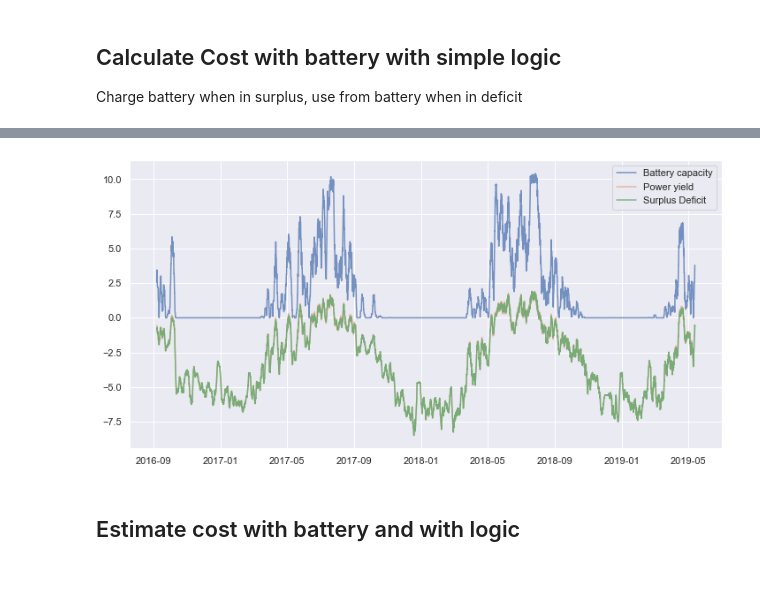
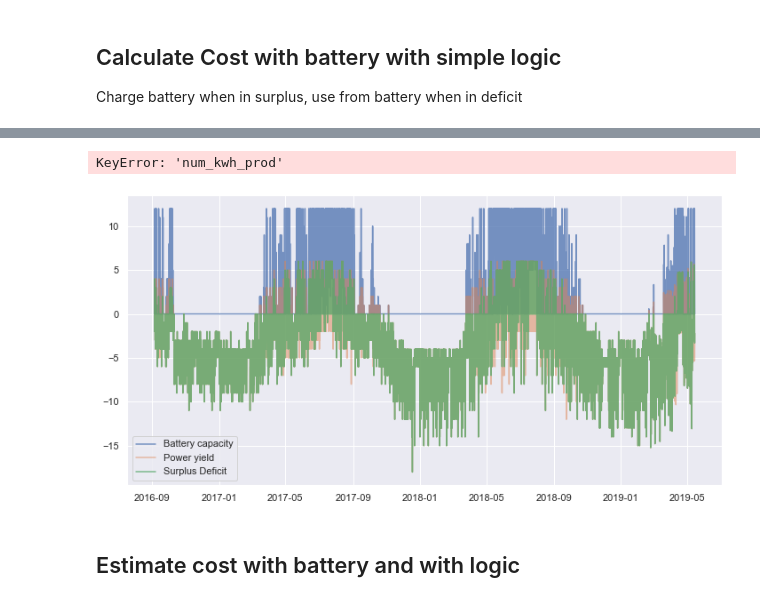
Before and after one commit to 4ug-aug/Otovo-OptimalControl, a Jupyter notebook: apply_battery.ipynb, the cells around one changed output, grey strips where cells are left out. Saved outputs shown, nothing was run; the diff lists cells and outputs as text; code cells hidden in the pictures.

```diff
--- a/apply_battery.ipynb
+++ b/apply_battery.ipynb
@@ -174,4 +190,8 @@ series_merge.head()
 # %%
+# Load json file hour_lookup_price.json
+with open('data/hour_lookup_price_dict.json') as json_file:
+    hour_lookup_price = json.load(json_file)
+
 def logic_rollout(series_battery, battery, logic, get_price):
     """Battery logic rollout
 
@@ -185,13 +205,13 @@ def logic_rollout(series_battery, battery, logic, get_price):
         DataFrame: Time series datafram with applied logic and price
     """
     series_battery = series_battery.apply(lambda row: logic(row, battery), axis=1)
-    series_battery["price"] = series_battery.apply(lambda row: get_price(row["surplus_deficit"], row["timeslot"].hour), axis=1)
+    series_battery["price"] = series_battery.apply(lambda row: get_price(row["surplus_deficit"], row["timeslot"]), axis=1)
     series_battery["price_cummulative"] = series_battery["price"].cumsum(axis=0)
     return series_battery
 
 
 # Definge get price function
-def get_price(demand, hour):
+def get_price(demand, timestamp):
     """Get price function
 
     Args:
@@ -201,23 +221,19 @@ def get_price(demand, hour):
     Returns:
         float: Price
     """
-    # Load json file hour_lookup_price.json
-    with open('data/hour_lookup_price_dict.json') as json_file:
-        hour_lookup_price = json.load(json_file)
-
-    peak_hours = [8, 9, 10, 11, 16, 17, 18, 19]
 
     # Update hour_lookup_price by multiplying peak_hours by 8
-    for key, value in hour_lookup_price.items():
-        if int(key) in peak_hours:
-            hour_lookup_price[key] = value * 1.8
+    # for key, value in hour_lookup_price.items():
+    #     if int(key) in peak_hours:
+    #         hour_lookup_price[key] = value * 1.8
 
     if demand >= 0:
         # Selling price
-        return -demand * hour_lookup_price[str(hour)]*0.25
+        return -demand * hour_lookup_price[str(365 if timestamp.dayofyear == 366 else timestamp.dayofyear)][str(timestamp.hour)]*0.1
+        # For leap year, assume that day 366 of year is 365
     else:
         # Buying price
-        return -demand * hour_lookup_price[str(hour)]
+        return -demand * hour_lookup_price[str(365 if timestamp.dayofyear == 366 else timestamp.dayofyear)][str(timestamp.hour)]
 
 
 def print_price_summary(series_battery):
@@ -306,16 +312,23 @@ def moving_average(timeseries, window):
+# %%
+# plot series_prod num_kwh
+series_prod["num_kwh_prod"].plot(label="num_kwh_prod")
+
+plt.show()
+# %% [output]
+KeyError: 'num_kwh_prod'
 # %%
 # plot battery capacity and power yield in same plot with plotly
 import seaborn as sns
 sns.set()
 
 fig, ax = plt.subplots(figsize=(12, 6))
-ax.plot(series_battery["timeslot"], moving_average(series_battery["battery_capacity"], 80), label="Battery capacity", alpha=0.75)
-ax.plot(series_battery["timeslot"], moving_average(series_battery["power_yield"], 80), label="Power yield", alpha=0.5)
-ax.plot(series_battery["timeslot"], moving_average(series_battery["surplus_deficit"], 80), label="Surplus Deficit", alpha=0.75)
+ax.plot(series_battery["timeslot"], series_battery["battery_capacity"], label="Battery capacity", alpha=0.75)
+ax.plot(series_battery["timeslot"], series_battery["power_yield"], label="Power yield", alpha=0.5)
+ax.plot(series_battery["timeslot"], series_battery["surplus_deficit"], label="Surplus Deficit", alpha=0.75)
 ax.legend()
 plt.show()
 # %% [output]
-[figure, old version]
+[figure, new version]
 # %% [markdown]
 ## Estimate cost with battery and with logic
 # %% [markdown]
```
Also changed, not shown: parts of 19 cells of this notebook.
